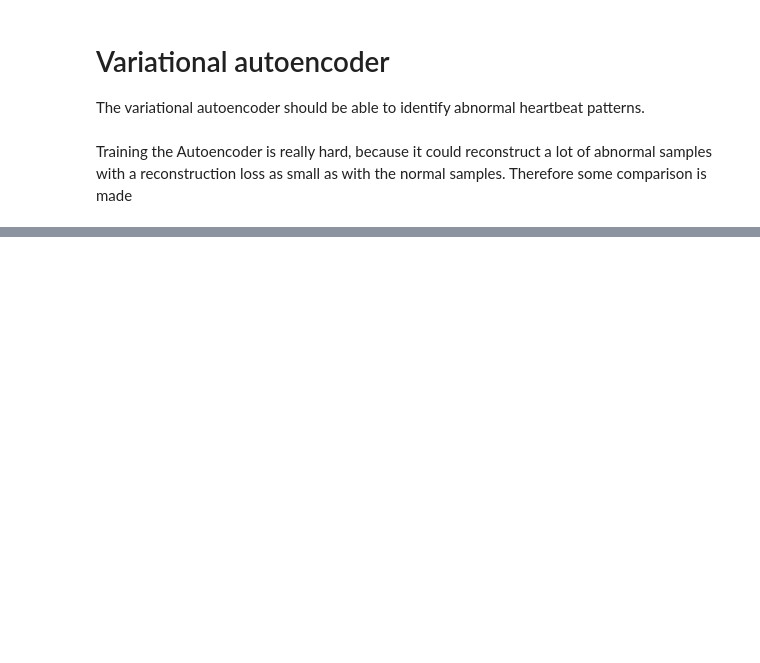
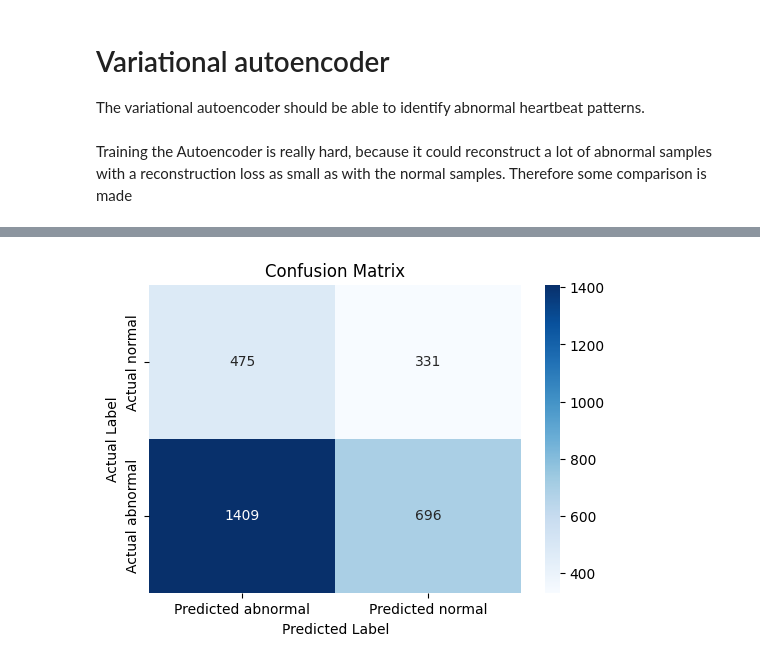
Before and after one commit to nicky508/nickyvanoorschot_mads_exam_24, a Jupyter notebook: notebooks/04_VAE_model.ipynb, the cells around one changed output, grey strips where cells are left out. Saved outputs shown, nothing was run; the diff lists cells and outputs as text; code cells hidden in the pictures; blank space fills up the shorter version.

```diff
--- a/notebooks/04_VAE_model.ipynb
+++ b/notebooks/04_VAE_model.ipynb
@@ -185,0 +186,24 @@ threshold = 10
+# %%
+# Calculate confusion matrix
+threshold = 9
+aw = df[(df['Target'] == 1) & (df['Reconstruction Loss'] <= threshold)].shape[0]  # True positives (Abnormal <= threshold)
+ag = df[(df['Target'] == 1) & (df['Reconstruction Loss'] > threshold)].shape[0]   # False negatives (Abnormal > threshold)
+nw = df[(df['Target'] == 0) & (df['Reconstruction Loss'] > threshold)].shape[0]   # True negatives (Normal > threshold)
+ng = df[(df['Target'] == 0) & (df['Reconstruction Loss'] <= threshold)].shape[0]  # False positives (Normal <= threshold)
+
+# Confusion matrix data
+confusion_matrix = [
+    [nw, ng],  # Actual Positive (Abnormal)
+    [ag, aw]   # Actual Negative (Normal)
+]
+
+# Plot confusion matrix as heatmap
+plt.figure(figsize=(6, 4))
+sns.heatmap(confusion_matrix, annot=True, fmt='d', cmap='Blues', xticklabels=['Predicted abnormal', 'Predicted normal'],
+            yticklabels=['Actual normal', 'Actual abnormal'])
+plt.title('Confusion Matrix')
+plt.xlabel('Predicted Label')
+plt.ylabel('Actual Label')
+plt.show()
+# %% [output]
+[figure, added]
```
Also changed, not shown: parts of 3 cells of this notebook, 19 other files.
